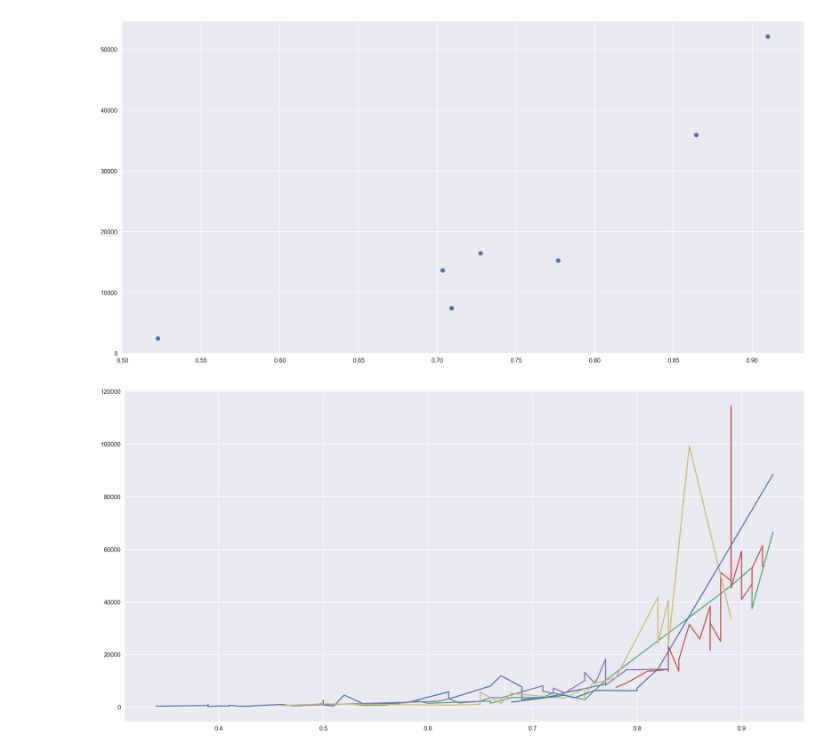
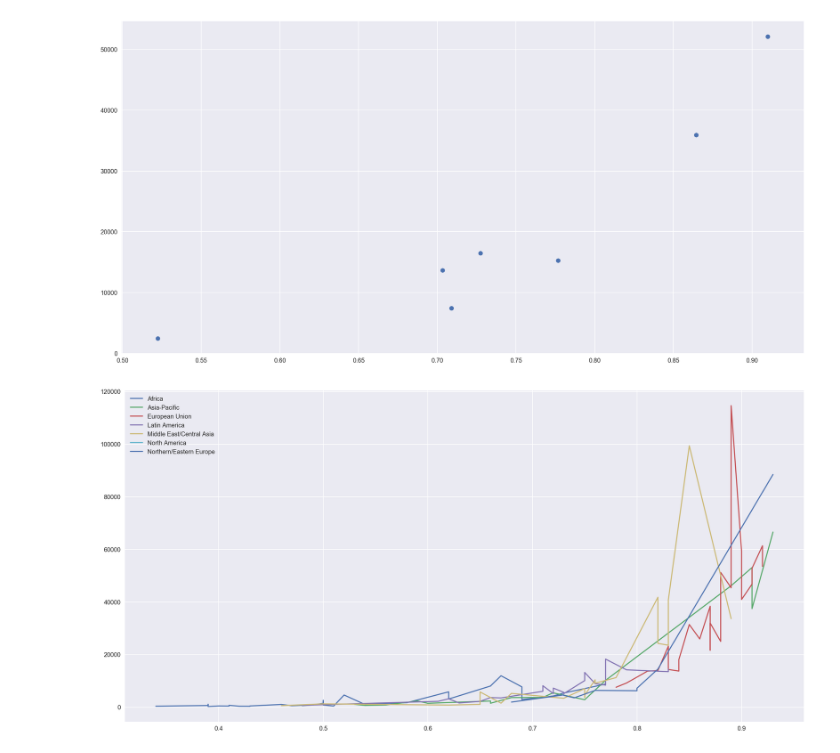
Before and after one commit to roumenguha/ECE143-Final-Project, a Jupyter notebook: Data cleanup.ipynb, the cells around one changed output. Saved outputs shown, nothing was run; the diff lists cells and outputs as text; code cells hidden in the pictures.

Commit message:
Added labels for final plot

```diff
--- a/Data cleanup.ipynb
+++ b/Data cleanup.ipynb
@@ -185,8 +185,11 @@ plt.scatter(df.T['HDI: Mean'], df.T['GDP: Mean'])
 # %%
 #plt.figure(figsize=(20, 10))
 plt.figure(figsize=(20, 10))
+labels = []
 for k, d in data.groupby('Region_x'):
+    labels.append(str(k))
     plt.plot(d.HDI, d['GDP per Capita'])
+plt.legend(labels)
 plt.show()
 # %% [output]
-[figure, old version]
+[figure, new version]
```
Also changed, not shown: 1 other file.
